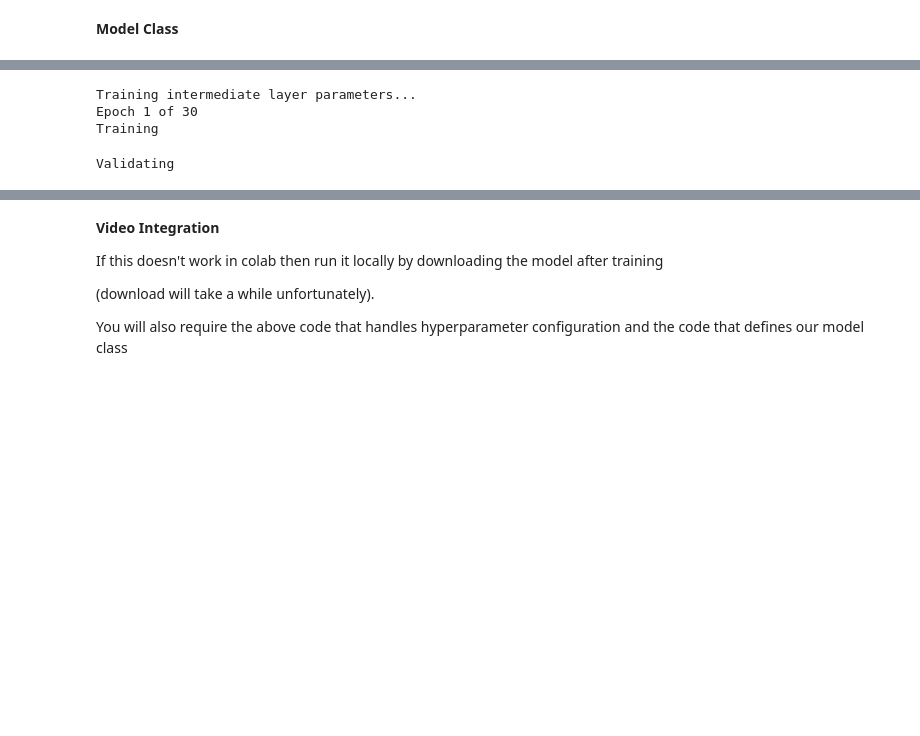
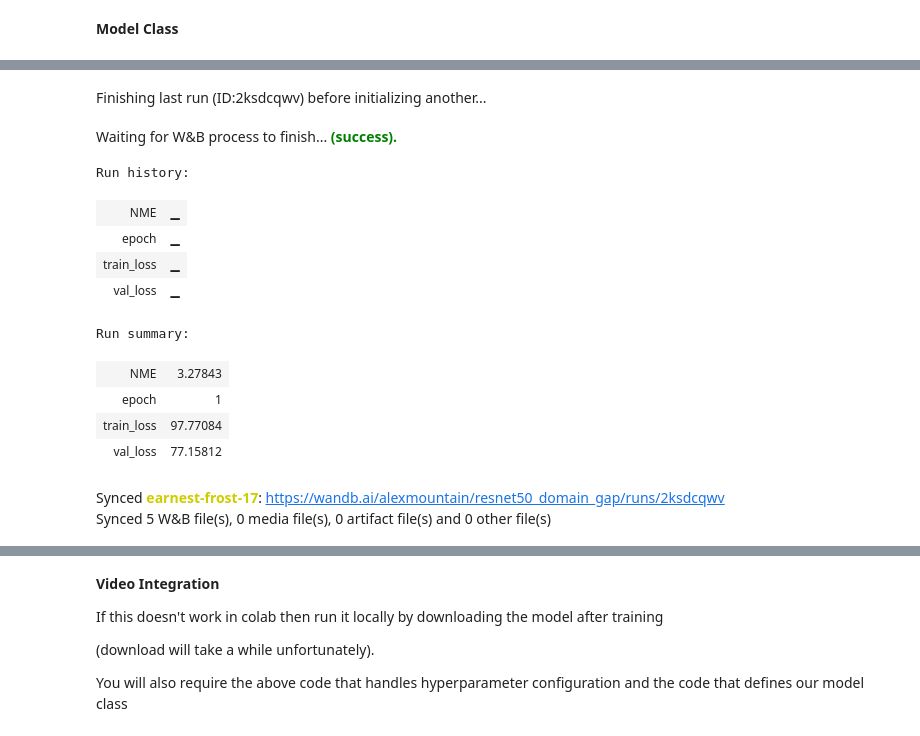
Before and after one commit to ajdm432/bridging_domain_gap, a Jupyter notebook: pretrained_resnet_keypoint_detection.ipynb, the cells around one changed output, grey strips where cells are left out. Cells and saved outputs as stored; diff of their text form; code cells hidden in the pictures; blank space fills up the shorter version.

```diff
--- a/pretrained_resnet_keypoint_detection.ipynb
+++ b/pretrained_resnet_keypoint_detection.ipynb
@@ -260,4 +358,36 @@ class FaceKeypointResNet50(nn.Module):
 # %%
+def compute_nme(preds, target):
+    """ preds/target:: numpy array, shape is (N, L, 2)
+        N: batchsize L: num of landmark
+    """
+    preds = preds.cuda().detach().cpu().clone().numpy()
+    target = target.cuda().detach().cpu().clone().numpy()
+
+    preds = preds[:, 0:136]
+
+    N = preds.shape[0]
+    preds = np.reshape(preds, (N, 68, 2))
+    L = preds.shape[1]
+    L_targ = target.shape[1]
+
+    if L_targ == 140:
+      target = target[:, 0:136]
+    target = np.reshape(target, (N, 68, 2))
+
+    rmse = np.zeros(N)
+
+    for i in range(N):
+        pts_pred, pts_gt = preds[i, ], target[i, ]
+        if L == 68:  # 300w
+            # interocular
+            interocular = np.linalg.norm(pts_gt[36, ] - pts_gt[45, ])
+        else:
+            raise ValueError('Number of landmarks is wrong')
+        rmse[i] = np.sum(np.linalg.norm(pts_pred - pts_gt,
+                                        axis=1)) / (interocular * L)
+
+    return np.mean(rmse)
+
 matplotlib.style.use('ggplot')
 #model
 #NOTE: setting pretrained=True and requires_grad=True initializes our weights with pretrained model and then updates our intermediate layers
@@ -266,9 +396,7 @@ model = FaceKeypointResNet50(pretrained=True, requires_grad=True).to(DEVICE)
 optimizer = optim.Adam(model.parameters(), lr=LR)
 # we need a loss function which is good for regression like SmmothL1Loss ...
 # ... or MSELoss
-criterion = nn.SmoothL1Loss() #TODO test MSELoss
-
-wandb.watch(model, criterion, log="all", log_freq=1) #TODO might want to change log_freq?
+criterion = nn.SmoothL1Loss() #TODO test both MSELoss and SmoothL1Loss
 
 # training function
 def fit(model, dataloader, data):
@@ -291,7 +419,7 @@ def fit(model, dataloader, data):
         optimizer.step()
 
     train_loss = train_running_loss/counter
-    return train_loss,
+    return train_loss
 
 # validatioon function
 def validate(model, dataloader, data, epoch):
@@ -309,19 +437,17 @@ def validate(model, dataloader, data, epoch):
             keypoints = keypoints.view(keypoints.size(0), -1)
             outputs = model(image)
             loss = criterion(outputs, keypoints)
-            acc = np.square(outputs - keypoints).mean() #TODO not sure if this is a good accuracy measure as it seems more like a loss measure
+            nme = compute_nme(outputs, keypoints)
             valid_running_loss += loss.item()
             # plot the predicted validation keypoints after every...
             # ... predefined number of epochs\
-            print('epochs:'+str(epoch+1))
-            print('i:'+str(i))
             if (epoch+1) % 1 == 0 and i == 0:
                 valid_keypoints_plot(image, outputs, keypoints, epoch)
             if epoch+1 == EPOCHS:
                 valid_keypoints_plot(image, outputs, keypoints, epoch)
 
     valid_loss = valid_running_loss/counter
-    return valid_loss, acc
+    return valid_loss, nme
 
 # Do training and validation
 
@@ -331,28 +457,30 @@ wandb.config = {
   "epochs": EPOCHS,
   "batch_size": BATCH_SIZE
 }
+wandb.watch(model, criterion, log="all", log_freq=1) #TODO might want to change log_freq?
 
 best_val_loss = 1000
 # Want to test without training: do validation for a small number of epochs
 train_loss = []
 val_loss = []
-acc = []
+nme = []
 for epoch in range(EPOCHS):
     print(f"Epoch {epoch+1} of {EPOCHS}")
     train_epoch_loss = fit(model, train_loader, train_data)
-    val_epoch_loss, acc_val = validate(model, valid_loader, valid_data, epoch)
+    val_epoch_loss, nme_val = validate(model, valid_loader, valid_data, epoch)
     train_loss.append(train_epoch_loss)
     val_loss.append(val_epoch_loss)
-    acc.append(acc_val)
+    nme.append(nme_val)
     print(f"Train Loss: {train_epoch_loss:.4f}")
     print(f'Val Loss: {val_epoch_loss:.4f}')
-    print(f'Accuracy:{acc_val:.4f}')
+    print(f'NME: {nme_val:.4f}')
     wandb.log({"epoch": (epoch+1),
                "train_loss": (train_epoch_loss),
-               "val_loss": (val_epoch_loss)})
+               "val_loss": (val_epoch_loss),
+               "NME": (nme_val)})
     wandb.define_metric("epoch")
-    if val_loss < best_val_loss:
-      best_val_loss = val_loss
+    if val_epoch_loss < best_val_loss:
+      best_val_loss = val_epoch_loss
       torch.save({
             'epoch': EPOCHS,
             'model_state_dict': model.state_dict(),
@@ -365,7 +493,7 @@ for epoch in range(EPOCHS):
 plt.figure(figsize=(10, 7))
 plt.plot(train_loss, color='orange', label='train loss')
 plt.plot(val_loss, color='red', label='validataion loss')
-plt.plot(acc, color='blue', label='accuracy')
+plt.plot(nme, color='blue', label='NME')
 plt.xlabel('Epochs')
 plt.ylabel('Loss')
 plt.legend()
@@ -378,4 +506,14 @@ Downloading: "https://download.pytorch.org/models/resnet50-19c8e357.pth" to /roo
+Finishing last run (ID:2ksdcqwv) before initializing another...
+Waiting for W&B process to finish... (success).
-Training intermediate layer parameters...
-Epoch 1 of 30
-Training
+Run history:
+| NME | ▁ |
+| epoch | ▁ |
+| train_loss | ▁ |
+| val_loss | ▁ |
-Validating
+Run summary:
+| NME | 3.27843 |
+| epoch | 1 |
+| train_loss | 97.77084 |
+| val_loss | 77.15812 |
+Synced earnest-frost-17: https://wandb.ai/alexmountain/resnet50_domain_gap/runs/2ksdcqwv
+Synced 5 W&B file(s), 0 media file(s), 0 artifact file(s) and 0 other file(s)
```
Also changed, not shown: parts of 17 cells of this notebook.
